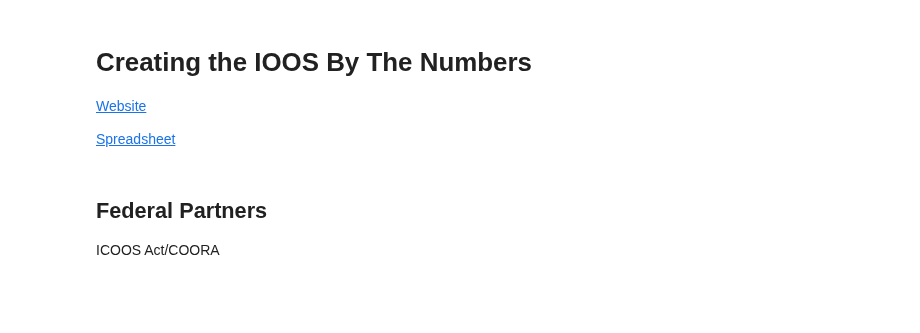
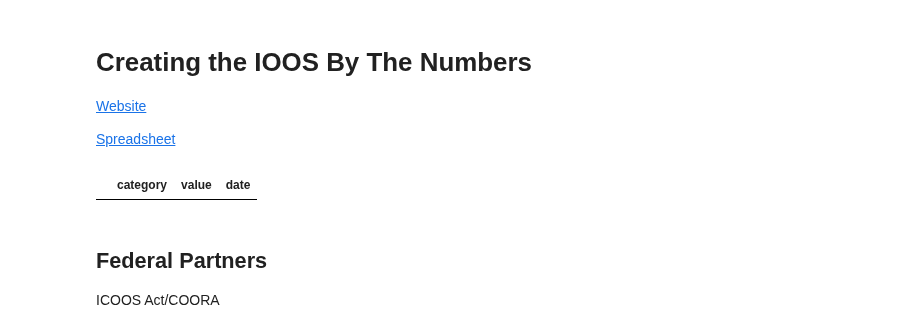
Before and after one commit to ioos/ioos_metrics, a Jupyter notebook: IOOS_BTN.ipynb, the cells around one changed output. Cells and saved outputs as stored; diff of their text form; code cells hidden in the pictures; blank space fills up the shorter version.

```diff
--- a/IOOS_BTN.ipynb
+++ b/IOOS_BTN.ipynb
@@ -11,3 +9,13 @@ import pandas as pd
+# %%
+import pandas as pd
+today = pd.to_datetime
+ioos_btn_df = pd.DataFrame(columns=['category','value','date'])
+
+today = pd.Timestamp.today()
+
+ioos_btn_df
+# %% [output]
+|  | category | value | date |
 # %% [markdown]
 ## Federal Partners
 
```
Also changed, not shown: parts of 29 cells of this notebook.
